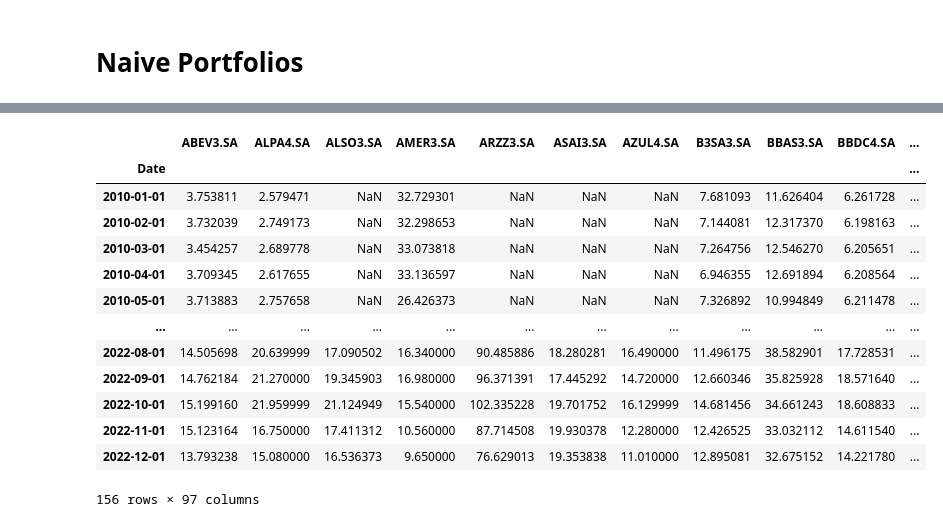
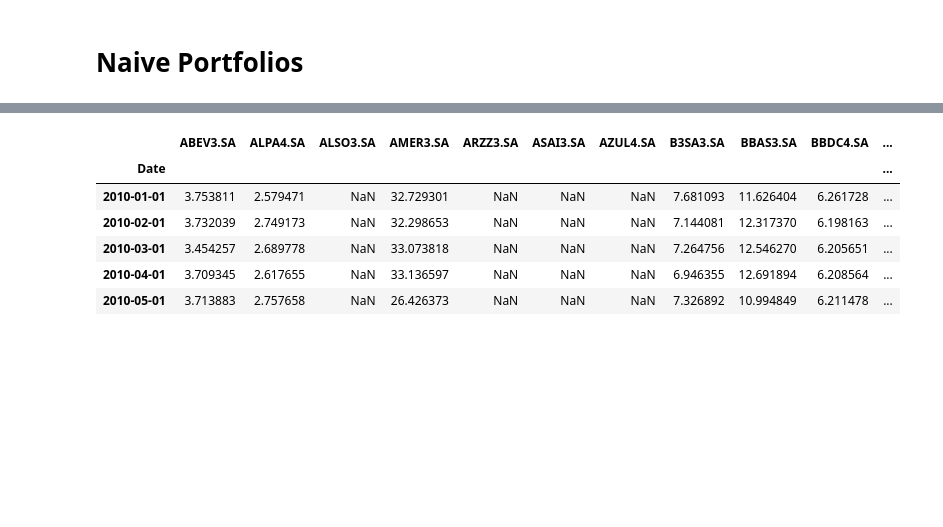
Before and after one commit to colantuono/ml-asset-allocation, a Jupyter notebook: naive_base_portfolios.ipynb, the cells around one changed output, grey strips where cells are left out. Saved outputs shown, nothing was run; the diff lists cells and outputs as text; code cells hidden in the pictures; blank space fills up the shorter version.

```diff
--- a/naive_base_portfolios.ipynb
+++ b/naive_base_portfolios.ipynb
@@ -16,20 +19,13 @@ pd.set_option('display.max_columns', 500)
 # %%
 stock_prices = pd.read_csv('precos.csv', sep=';', index_col='Date')
 benchmark = stock_prices['BOVA11.SA']
 stock_prices.drop('BOVA11.SA', axis=1, inplace=True)
-stock_prices
+stock_prices.head()
 # %% [output]
 |  | ABEV3.SA | ALPA4.SA | ALSO3.SA | AMER3.SA | ARZZ3.SA | ASAI3.SA | AZUL4.SA | B3SA3.SA | BBAS3.SA | BBDC4.SA | ... |
 | Date |  |  |  |  |  |  |  |  |  |  | ... |
 | 2010-01-01 | 3.753811 | 2.579471 | NaN | 32.729301 | NaN | NaN | NaN | 7.681093 | 11.626404 | 6.261728 | ... |
 | 2010-02-01 | 3.732039 | 2.749173 | NaN | 32.298653 | NaN | NaN | NaN | 7.144081 | 12.317370 | 6.198163 | ... |
 | 2010-03-01 | 3.454257 | 2.689778 | NaN | 33.073818 | NaN | NaN | NaN | 7.264756 | 12.546270 | 6.205651 | ... |
 | 2010-04-01 | 3.709345 | 2.617655 | NaN | 33.136597 | NaN | NaN | NaN | 6.946355 | 12.691894 | 6.208564 | ... |
 | 2010-05-01 | 3.713883 | 2.757658 | NaN | 26.426373 | NaN | NaN | NaN | 7.326892 | 10.994849 | 6.211478 | ... |
-| ... | ... | ... | ... | ... | ... | ... | ... | ... | ... | ... | ... |
-| 2022-08-01 | 14.505698 | 20.639999 | 17.090502 | 16.340000 | 90.485886 | 18.280281 | 16.490000 | 11.496175 | 38.582901 | 17.728531 | ... |
-| 2022-09-01 | 14.762184 | 21.270000 | 19.345903 | 16.980000 | 96.371391 | 17.445292 | 14.720000 | 12.660346 | 35.825928 | 18.571640 | ... |
-| 2022-10-01 | 15.199160 | 21.959999 | 21.124949 | 15.540000 | 102.335228 | 19.701752 | 16.129999 | 14.681456 | 34.661243 | 18.608833 | ... |
-| 2022-11-01 | 15.123164 | 16.750000 | 17.411312 | 10.560000 | 87.714508 | 19.930378 | 12.280000 | 12.426525 | 33.032112 | 14.611540 | ... |
-| 2022-12-01 | 13.793238 | 15.080000 | 16.536373 | 9.650000 | 76.629013 | 19.353838 | 11.010000 | 12.895081 | 32.675152 | 14.221780 | ... |
-156 rows × 97 columns
```
Also changed, not shown: parts of 4 cells of this notebook, 2 other files.
